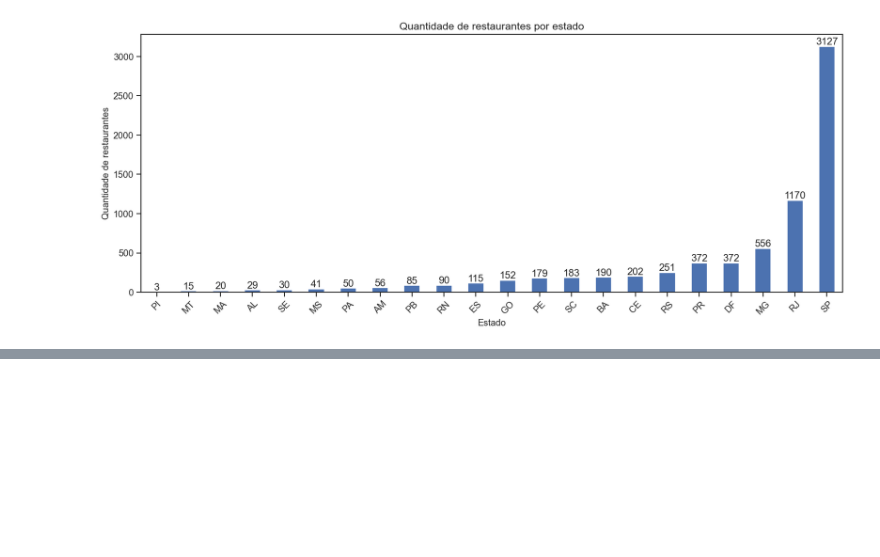
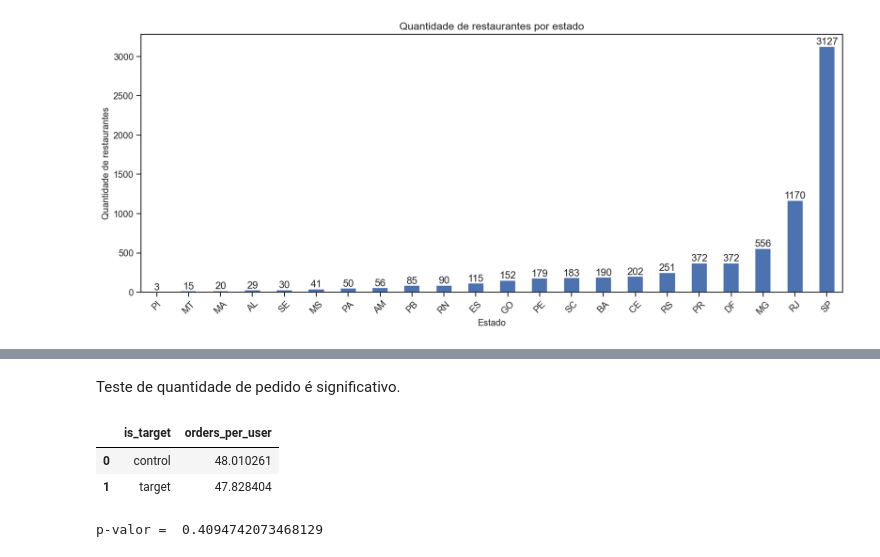
Before and after one commit to emilyara/ifood-case, a Jupyter notebook: notebook/analise_resultados.ipynb, the cells around one changed output, grey strips where cells are left out. Cells and saved outputs as stored; diff of their text form; code cells hidden in the pictures; blank space fills up the shorter version.

```diff
--- a/notebook/analise_resultados.ipynb
+++ b/notebook/analise_resultados.ipynb
@@ -796,0 +638,21 @@ df_customers_test.groupby(["is_target","created_date"]).agg(
+# %% [markdown]
+Teste de quantidade de pedido é significativo.
+# %%
+#=========================
+# Ticket médio por cliente
+#=========================
+
+stat_ticket, p_ticket = ttest_ind(target['avg_order_amount'], control['avg_order_amount'], equal_var=False)
+
+df_aux = df_user_orders.groupby("is_target").agg(
+    orders_per_user=("avg_order_amount","mean")
+).reset_index()
+
+display(df_aux)
+
+print('p-valor = ', p_ticket)
+# %% [output]
+|  | is_target | orders_per_user |
+| 0 | control | 48.010261 |
+| 1 | target | 47.828404 |
+p-valor =  0.4094742073468129
```
Also changed, not shown: parts of 31 cells of this notebook.
